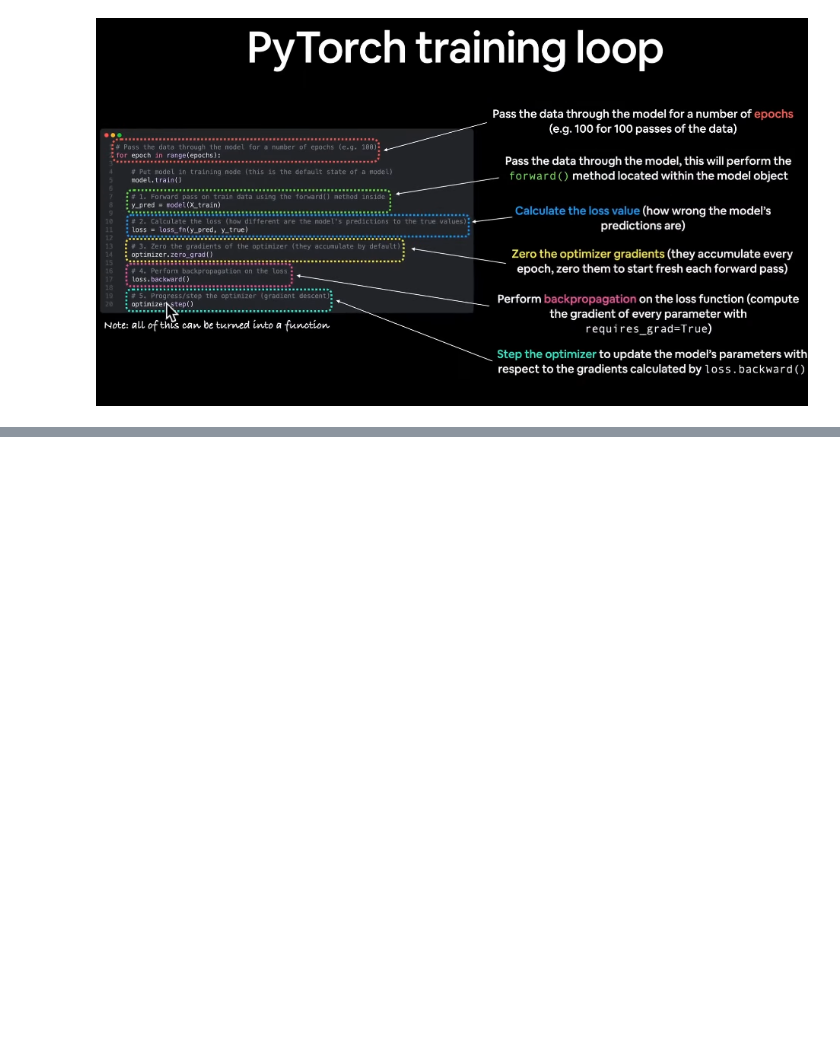
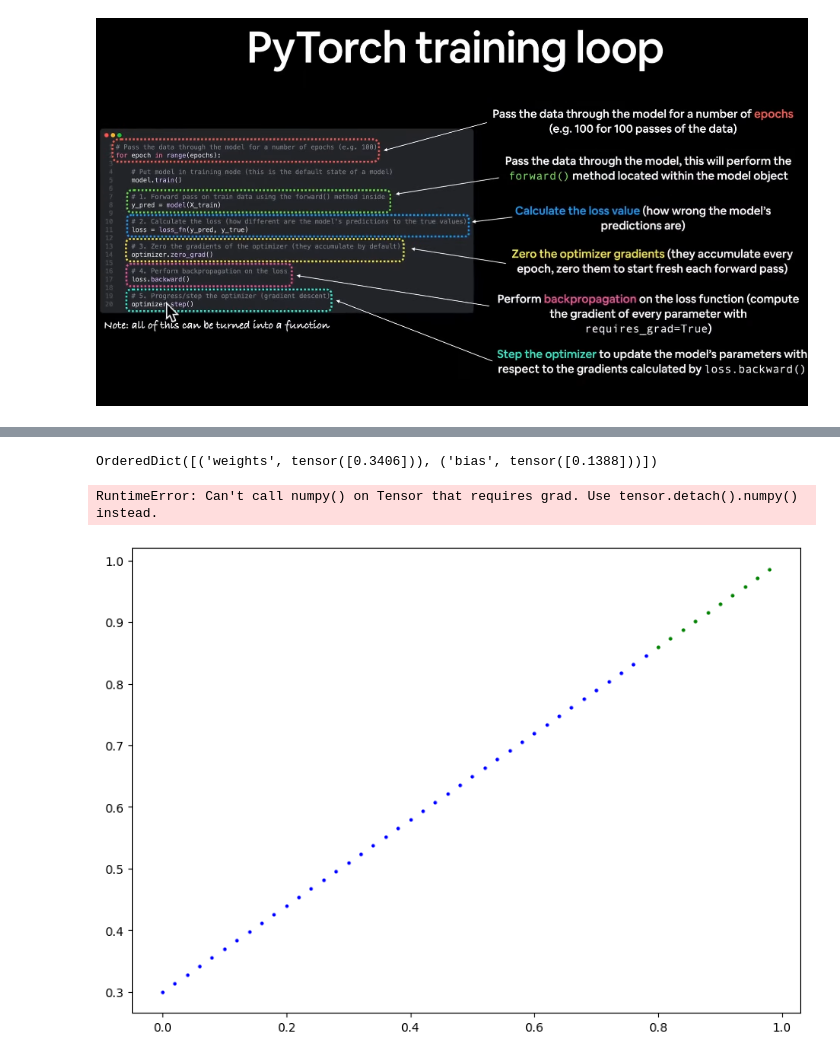
Before and after one commit to 5und4r/PyTorchExcercises, a Jupyter notebook: PytorchWorkflow.ipynb, the cells around one changed output, grey strips where cells are left out. Drawn from its saved outputs; the diff is of its cells as text; code cells hidden in the pictures; blank space fills up the shorter version.

```diff
--- a/PytorchWorkflow.ipynb
+++ b/PytorchWorkflow.ipynb
@@ -452,0 +461,5 @@ for epoch in range(epochs):
+# %%
+# Running epcoch by epoch
+model_0.state_dict()
+# %% [output]
+OrderedDict([('weights', tensor([0.3406])), ('bias', tensor([0.1388]))])
@@ -452,0 +469,5 @@ for epoch in range(epochs):
+# %%
+plot_predictions(predictions=y_preds)
+# %% [output]
+RuntimeError: Can't call numpy() on Tensor that requires grad. Use tensor.detach().numpy() instead.
+[figure, added]
```
Also changed, not shown: parts of 3 cells of this notebook.
